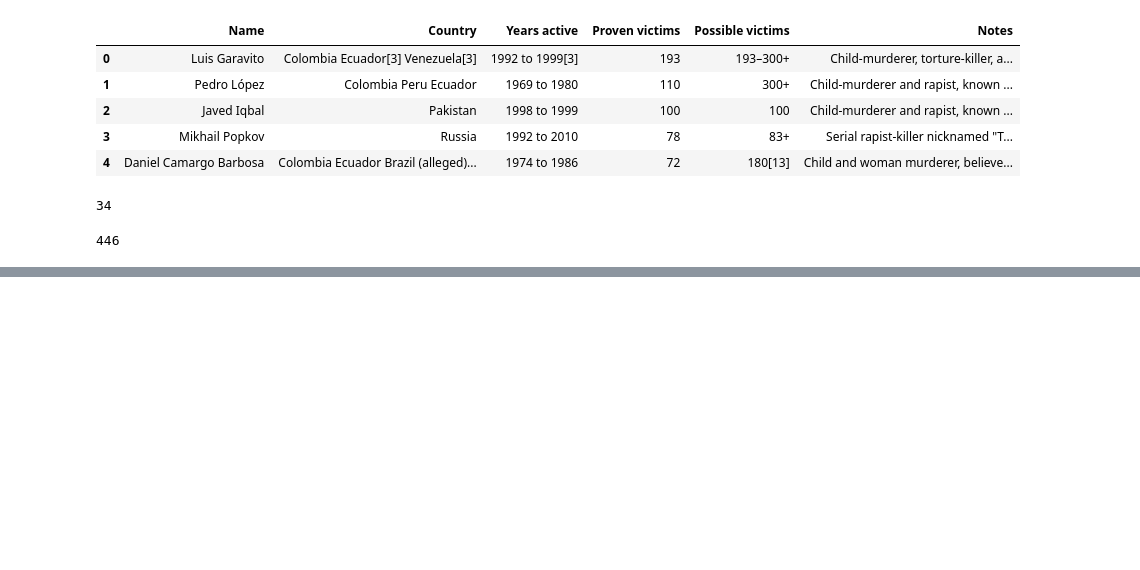
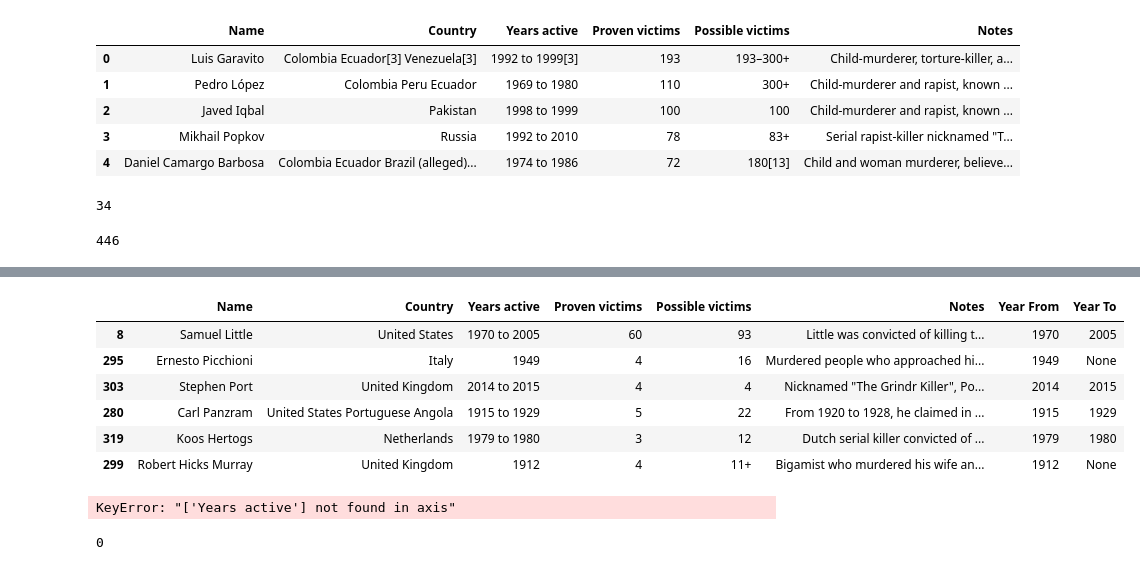
Before and after one commit to iamkish0re/Serial-Killer-Data-Analysis, a Jupyter notebook: Serial Killer.ipynb, the cells around one changed output, grey strips where cells are left out. Cells and saved outputs as stored; diff of their text form; code cells hidden in the pictures; blank space fills up the shorter version.

```diff
--- a/Serial Killer.ipynb
+++ b/Serial Killer.ipynb
@@ -102,4 +91,0 @@ df_serial_killer_scrap
-# %%
-# Clean '\xa0' char from Country column
-df_serial_killer_scrap['Country'] = df_serial_killer_scrap['Country'].str.split().str.join(' ')
-df_serial_killer_scrap['Years active'] = df_serial_killer_scrap['Years active'].str.split().str.join(' ')
@@ -125,0 +137,15 @@ array(['1992 to 1999', '1969 to 1980', '1998 to 1999', '1992 to 2010',
+# %%
+years_noise_values = [
+    ' and earlier', ' to present', ' to 23 July 1983', 's', '?', 'c.', 'late ', ', 1967', ','
+]
+
+for i in years_noise_values:
+    df_serial_killer_scrap['Years active'] = df_serial_killer_scrap[
+        'Years active'].str.replace(i, '', regex=False)
+
+df_serial_killer_scrap['Years active'] = df_serial_killer_scrap[
+    'Years active'].str.replace('30 June 1983', '1983', regex=False)
+df_serial_killer_scrap['Years active'] = df_serial_killer_scrap[
+    'Years active'].str.replace('-', 'to', regex=False)
+
+df_serial_killer_scrap['Years active'] = df_serial_killer_scrap['Years active'].str.split().str.join(' ')
@@ -125,0 +172,3 @@ array(['1992 to 1999', '1969 to 1980', '1998 to 1999', '1992 to 2010',
+# %%
+df_serial_killer_scrap['Year From'] = np.nan
+df_serial_killer_scrap['Year To'] = np.nan
@@ -125,0 +184,22 @@ array(['1992 to 1999', '1969 to 1980', '1998 to 1999', '1992 to 2010',
+# %%
+df_serial_killer_scrap[['Year From','Year To']] = df_serial_killer_scrap['Years active'].str.split('to',expand=True)
+# %%
+df_serial_killer_scrap.sample(6)
+# %% [output]
+|  | Name | Country | Years active | Proven victims | Possible victims | Notes | Year From | Year To |
+| 8 | Samuel Little | United States | 1970 to 2005 | 60 | 93 | Little was convicted of killing t... | 1970 | 2005 |
+| 295 | Ernesto Picchioni | Italy | 1949 | 4 | 16 | Murdered people who approached hi... | 1949 | None |
+| 303 | Stephen Port | United Kingdom | 2014 to 2015 | 4 | 4 | Nicknamed "The Grindr Killer", Po... | 2014 | 2015 |
+| 280 | Carl Panzram | United States Portuguese Angola | 1915 to 1929 | 5 | 22 | From 1920 to 1928, he claimed in ... | 1915 | 1929 |
+| 319 | Koos Hertogs | Netherlands | 1979 to 1980 | 3 | 12 | Dutch serial killer convicted of ... | 1979 | 1980 |
+| 299 | Robert Hicks Murray | United Kingdom | 1912 | 4 | 11+ | Bigamist who murdered his wife an... | 1912 | None |
+# %%
+df_serial_killer_scrap.drop('Years active', axis=1, inplace=True)
+df_serial_killer_scrap['Year To'].isna().sum()
+# %% [output]
+KeyError: "['Years active'] not found in axis"
+# %%
+df_serial_killer_scrap['Year To'].fillna(df_serial_killer_scrap['Year From'],inplace=True)
+df_serial_killer_scrap['Year To'].isna().sum()
+# %% [output]
+0
```
Also changed, not shown: parts of 13 cells of this notebook.
